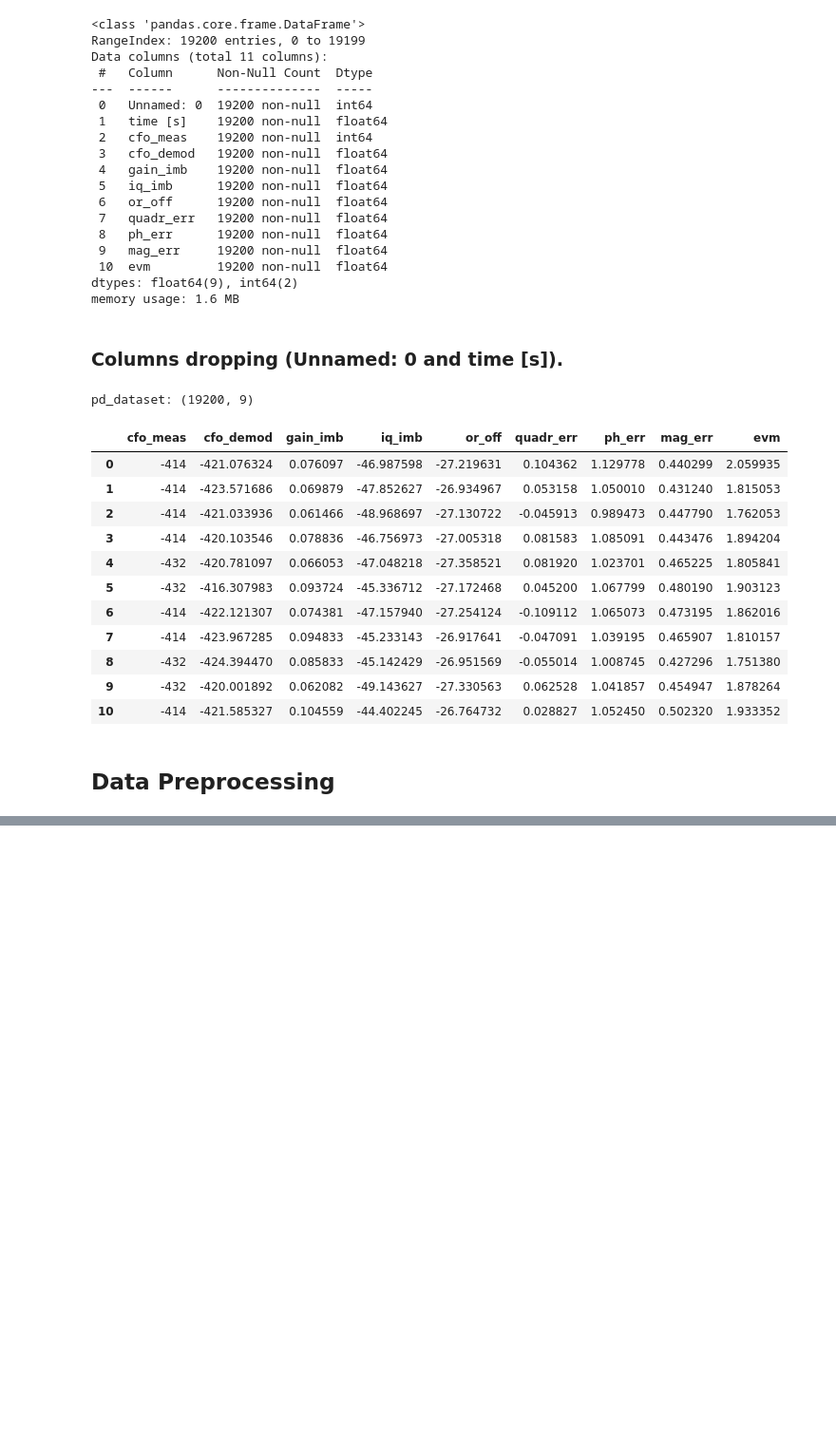
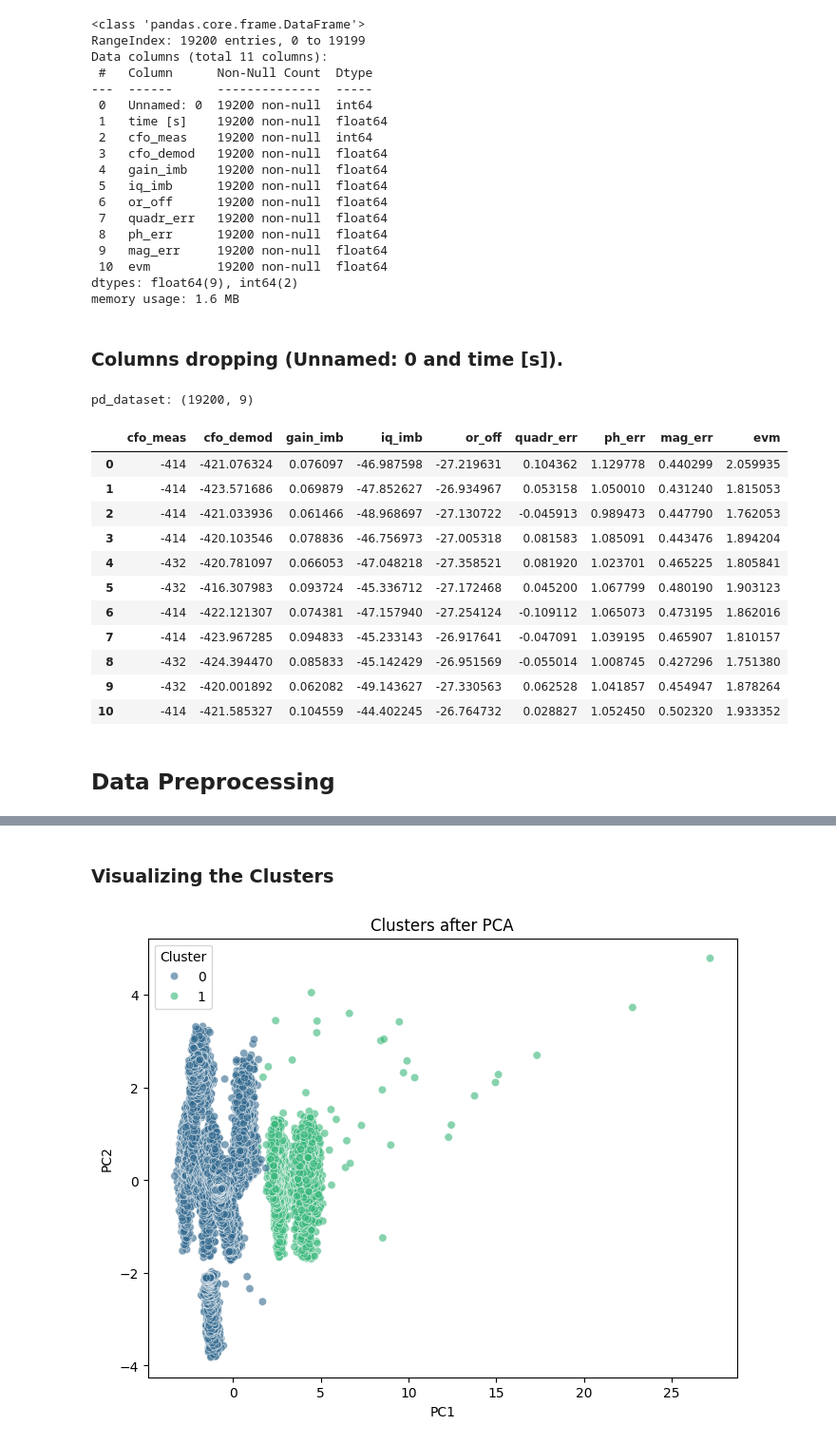
Before and after one commit to xlukac14/MPA-MLF, a Jupyter notebook: Miniproject/Miniproject_Lukac.ipynb, the cells around one changed output, grey strips where cells are left out. Shown: that part at 95% size. Cells and saved outputs as stored; diff of their text form; code cells hidden in the pictures; blank space fills up the shorter version.

```diff
--- a/Miniproject/Miniproject_Lukac.ipynb
+++ b/Miniproject/Miniproject_Lukac.ipynb
@@ -219,0 +204,11 @@ output_df.to_csv(output_path, index=True, index_label="id", quoting=2)
+# %%
+optimal_clusters = 2
+kmeans = KMeans(n_clusters=optimal_clusters)
+kmeans.fit(data_scaled)
+
+# Get the cluster labels
+cluster_labels = kmeans.labels_
+
+# Analyze cluster centers
+cluster_centers = pd.DataFrame(scaler.inverse_transform(kmeans.cluster_centers_), columns=pd_dataset.columns)
+print(cluster_centers)
@@ -219,0 +223,20 @@ output_df.to_csv(output_path, index=True, index_label="id", quoting=2)
+# %% [markdown]
+### Visualizing the Clusters
+# %%
+from sklearn.decomposition import PCA
+import seaborn as sns
+
+pca = PCA(n_components=2)
+principal_components = pca.fit_transform(data_scaled)
+
+# Create a new DataFrame with principal component data and cluster labels
+pca_df = pd.DataFrame(data = principal_components, columns = ['PC1', 'PC2'])
+pca_df['Cluster'] = cluster_labels
+
+# Plotting the clusters
+plt.figure(figsize=(8, 6))
+sns.scatterplot(x='PC1', y='PC2', hue='Cluster', data=pca_df, palette='viridis', alpha=0.6)
+plt.title('Clusters after PCA')
+plt.show()
+# %% [output]
+[figure, added]
```
Also changed, not shown: parts of 25 cells of this notebook.
